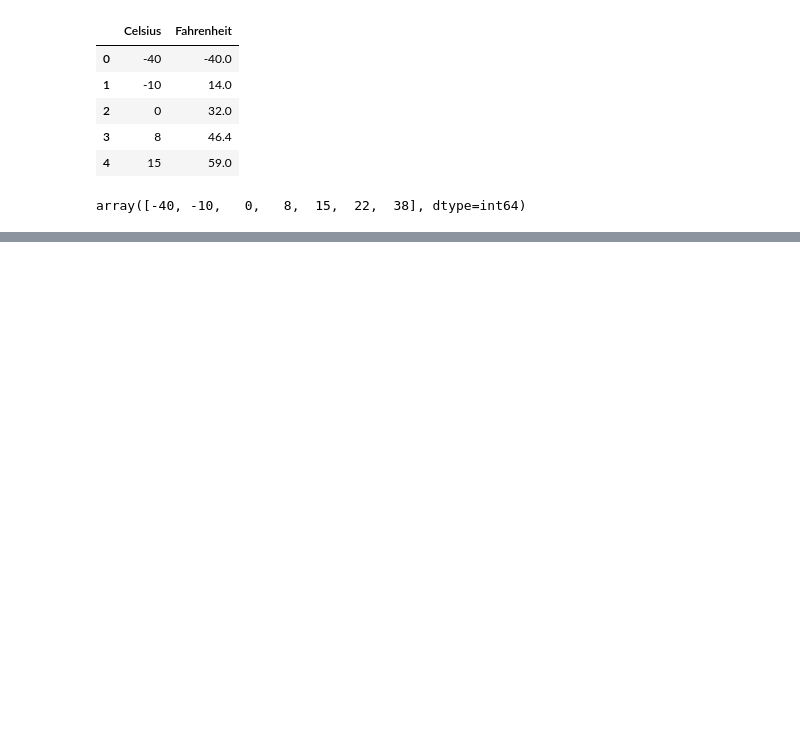
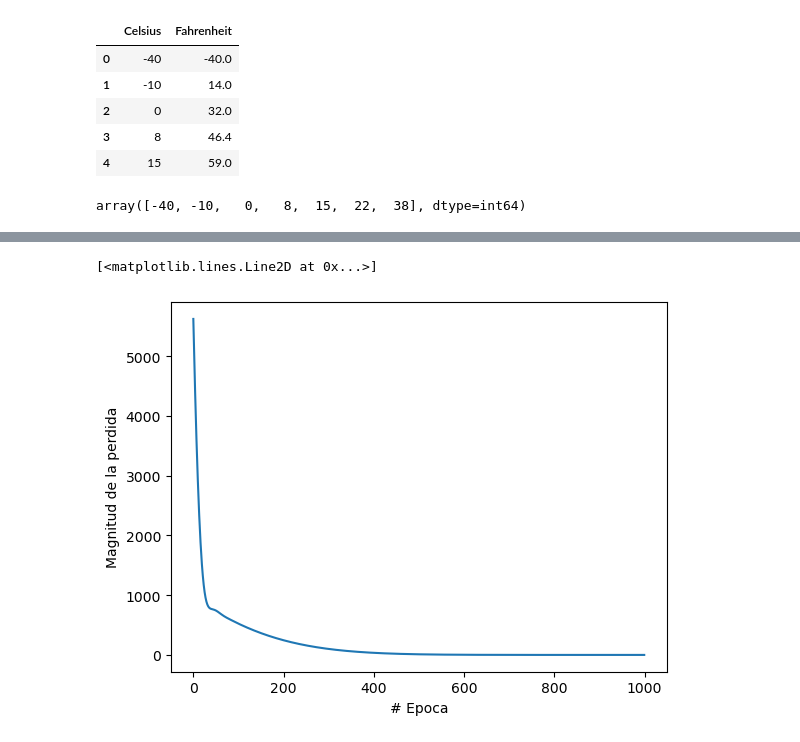
Before and after one commit to Roberto0611/IA-python-Basics, a Jupyter notebook: neural-network/neural-network.ipynb, the cells around one changed output, grey strips where cells are left out. Drawn from its saved outputs; the diff is of its cells as text; code cells hidden in the pictures; blank space fills up the shorter version.

```diff
--- a/neural-network/neural-network.ipynb
+++ b/neural-network/neural-network.ipynb
@@ -26,0 +23,12 @@ WARNING:tensorflow:From C:\Users\eobga\AppData\Roaming\Python\Python311\site-pac
+# %%
+import tensorflow as tf
+
+modelo = tf.keras.Sequential([
+    tf.keras.layers.Input(shape=(1,)), #La entrada, los celsius: 1 solo dato
+    tf.keras.layers.Dense(units=1), #La salida, los grafos farhenheit
+])
+
+modelo.compile(
+    optimizer = tf.keras.optimizers.Adam(.1),
+    loss = 'mean_squared_error'
+)
@@ -26,0 +39,3 @@ WARNING:tensorflow:From C:\Users\eobga\AppData\Roaming\Python\Python311\site-pac
+# %%
+#Entrenamiento
+entrenamiento = modelo.fit(x,y, epochs=1000) #epochs marca las vueltas que le daremos al set de datos
@@ -26,0 +60,10 @@ WARNING:tensorflow:From C:\Users\eobga\AppData\Roaming\Python\Python311\site-pac
+# %%
+#Ver datos graficamente
+import matplotlib.pyplot as plt
+
+plt.xlabel("# Epoca")
+plt.ylabel("Magnitud de la perdida")
+plt.plot(entrenamiento.history["loss"]) #Hacer una grafica de la historia del loss
+# %% [output]
+[<matplotlib.lines.Line2D at 0x...>]
+[figure, added]
```
Also changed, not shown: parts of 5 cells of this notebook.
